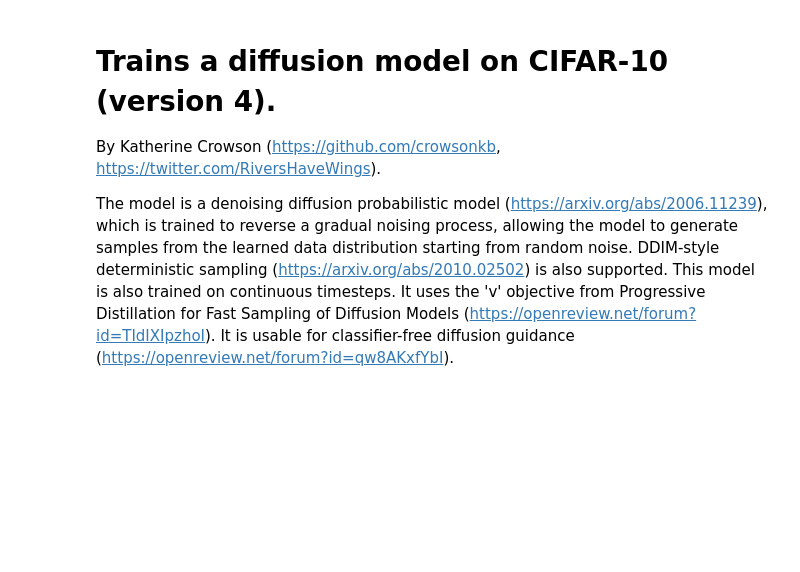
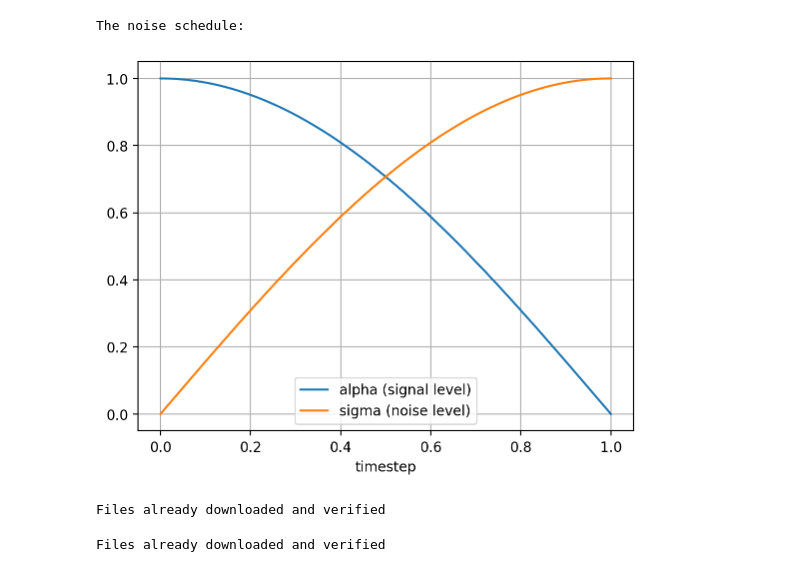
Before and after one commit to bochendong/diffusion-model, a Jupyter notebook: DDPM.ipynb, the cells around one changed output. Saved outputs shown, nothing was run; the diff lists cells and outputs as text; code cells hidden in the pictures; blank space fills up the shorter version.

```diff
--- a/DDPM.ipynb
+++ b/DDPM.ipynb
@@ -3,6 +2,0 @@
-# %% [markdown]
-# Trains a diffusion model on CIFAR-10 (version 4).
-
-By Katherine Crowson (https://github.com/crowsonkb, https://twitter.com/RiversHaveWings).
-
-The model is a denoising diffusion probabilistic model (https://arxiv.org/abs/2006.11239), which is trained to reverse a gradual noising process, allowing the model to generate samples from the learned data distribution starting from random noise. DDIM-style deterministic sampling (https://arxiv.org/abs/2010.02502) is also supported. This model is also trained on continuous timesteps. It uses the 'v' objective from Progressive Distillation for Fast Sampling of Diffusion Models (https://openreview.net/forum?id=TIdIXIpzhoI). It is usable for classifier-free diffusion guidance (https://openreview.net/forum?id=qw8AKxfYbI).
@@ -88,0 +21,56 @@ def ema_update(model, averaged_model, decay):
+# %%
+def get_alphas_sigmas(t):
+    """
+    Returns the scaling factors for the clean image (alpha) and for the
+    noise (sigma), given a timestep.
+    """
+    return torch.cos(t * math.pi / 2), torch.sin(t * math.pi / 2)
+
+%config InlineBackend.figure_format = 'retina'
+plt.rcParams['figure.dpi'] = 100
+
+t_vis = torch.linspace(0, 1, 1000)
+alphas_vis, sigmas_vis = get_alphas_sigmas(t_vis)
+
+print('The noise schedule:')
+
+plt.plot(t_vis, alphas_vis, label='alpha (signal level)')
+plt.plot(t_vis, sigmas_vis, label='sigma (noise level)')
+plt.legend()
+plt.xlabel('timestep')
+plt.grid()
+plt.show()
+# %% [output]
+The noise schedule:
+[figure, added]
+# %%
+batch_size = 100
+epoches = 30
+
+# Actually train the model
+ema_decay = 0.999
+
+# The number of timesteps to use when sampling
+steps = 500
+
+# The amount of noise to add each timestep when sampling
+eta = 1.
+
+# Classifier-free guidance scale (0 is unconditional, 1 is conditional)
+guidance_scale = 2.
+
+
+tf = transforms.Compose([
+    transforms.ToTensor(),
+    transforms.Normalize([0.5], [0.5]),
+])
+
+train_set = datasets.CIFAR10('data', train=True, download=True, transform=tf)
+train_dl = data.DataLoader(train_set, batch_size, shuffle=True,
+                           num_workers=4, persistent_workers=True, pin_memory=True)
+val_set = datasets.CIFAR10('data', train=False, download=True, transform=tf)
+val_dl = data.DataLoader(val_set, batch_size,
+                         num_workers=4, persistent_workers=True, pin_memory=True)
+# %% [output]
+Files already downloaded and verified
+Files already downloaded and verified
```
Also changed, not shown: parts of 15 cells of this notebook.
